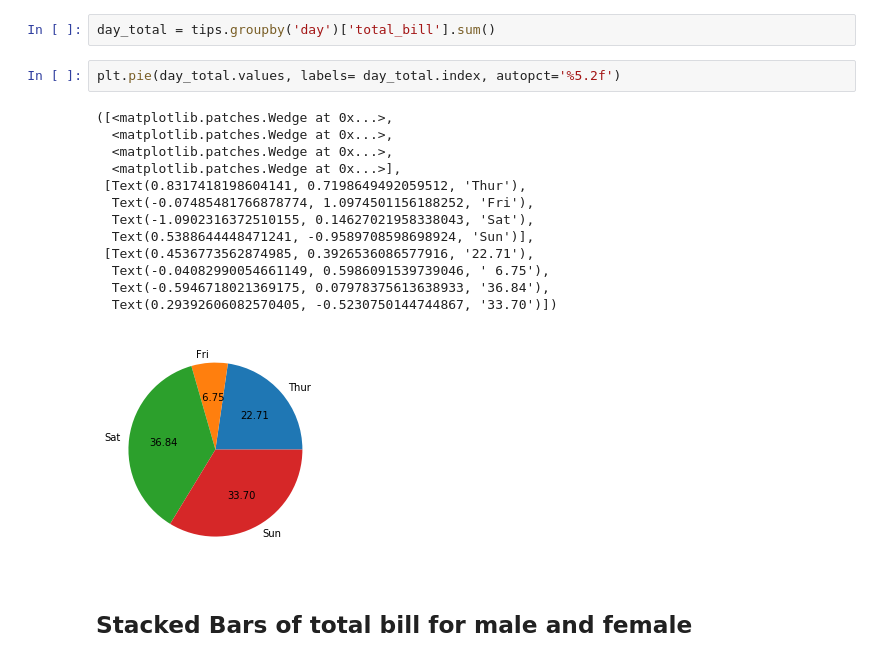
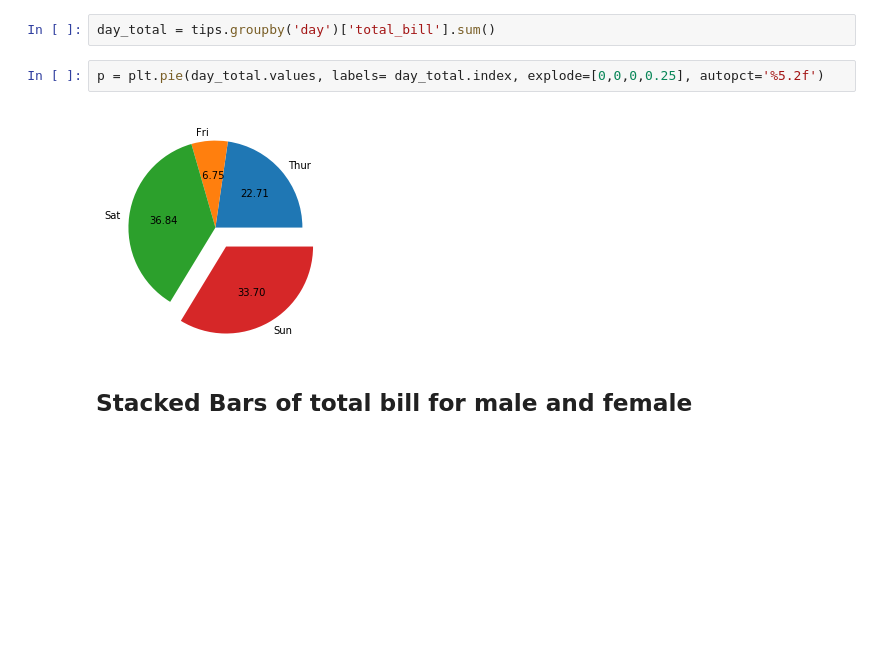
Before and after one commit to srikanth-neelam/DS_21_MAR_2019, a Jupyter notebook: matplotlib_tips.ipynb, the cells around one changed output. Drawn from its saved outputs; the diff is of its cells as text; blank space fills up the shorter version.

```diff
--- a/matplotlib_tips.ipynb
+++ b/matplotlib_tips.ipynb
@@ -149,21 +159,9 @@ plt.gcf().set_size_inches(10,5)
 # %%
 day_total = tips.groupby('day')['total_bill'].sum()
 # %%
-plt.pie(day_total.values, labels= day_total.index, autopct='%5.2f')
+p = plt.pie(day_total.values, labels= day_total.index, explode=[0,0,0,0.25], autopct='%5.2f')
 # %% [output]
-([<matplotlib.patches.Wedge at 0x...>,
-  <matplotlib.patches.Wedge at 0x...>,
-  <matplotlib.patches.Wedge at 0x...>,
-  <matplotlib.patches.Wedge at 0x...>],
- [Text(0.8317418198604141, 0.7198649492059512, 'Thur'),
-  Text(-0.07485481766878774, 1.0974501156188252, 'Fri'),
-  Text(-1.0902316372510155, 0.14627021958338043, 'Sat'),
-  Text(0.5388644448471241, -0.9589708598698924, 'Sun')],
- [Text(0.4536773562874985, 0.3926536086577916, '22.71'),
-  Text(-0.04082990054661149, 0.5986091539739046, ' 6.75'),
-  Text(-0.5946718021369175, 0.07978375613638933, '36.84'),
-  Text(0.29392606082570405, -0.5230750144744867, '33.70')])
-[figure, old version]
+[figure, new version]
 # %% [markdown]
 ## Stacked Bars of total bill for male and female
 # %%
```
Also changed, not shown: parts of 11 cells of this notebook, 2 other files.
